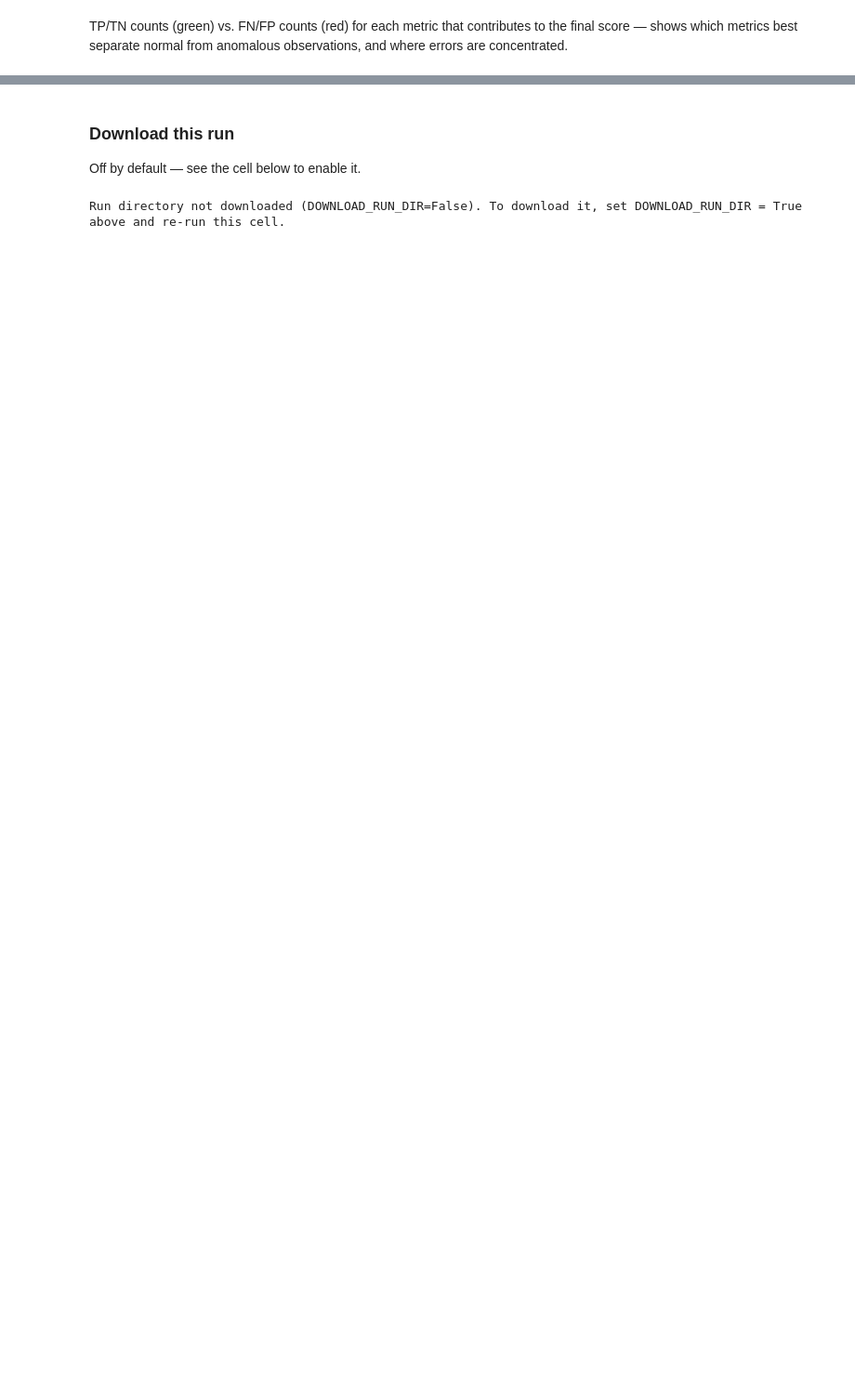
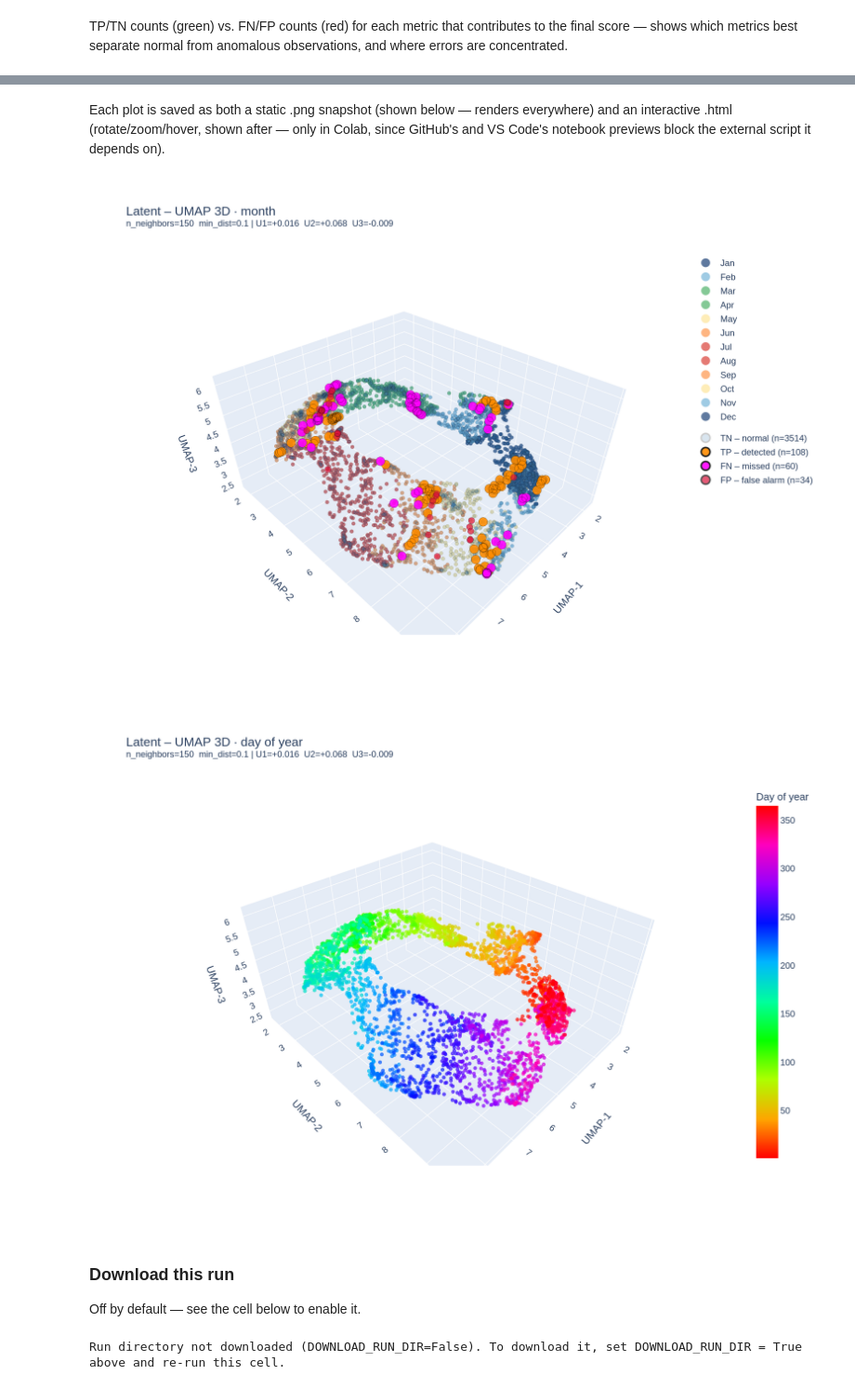
Before and after one commit to hadasecohen/streaming-vae-anomaly-detection, a Jupyter notebook: notebooks/demo_colab.ipynb, the cells around one changed output, grey strips where cells are left out. Shown at 93% size. Cells and saved outputs as stored; diff of their text form; code cells hidden in the pictures; blank space fills up the shorter version.

```diff
--- a/notebooks/demo_colab.ipynb
+++ b/notebooks/demo_colab.ipynb
@@ -275,0 +299,14 @@ normal from anomalous observations, and where errors are concentrated.
+# %% [markdown]
+Each plot is saved as both a static .png snapshot (shown below — renders everywhere) and an interactive .html (rotate/zoom/hover, shown after — only in Colab, since GitHub's and VS Code's notebook previews block the external script it depends on).
+# %%
+from IPython.display import Image, display
+
+# latent_umap_hod (hour-of-day coloring) is intentionally not shown here:
+# this demo's config uses stride=24, so every sample lands at the same hour of
+# day and the plot would just be a single solid color — not informative. It's
+# still generated by the command above if you want to check it yourself.
+for _name in ["latent_umap_month.png","latent_umap_doy.png"]:
+    display(Image(filename=f"{RUN_DIR}/{_name}"))
+# %% [output]
+[figure, added]
+[figure, added]
```
Also changed, not shown: parts of 7 cells of this notebook, 3 other files.
